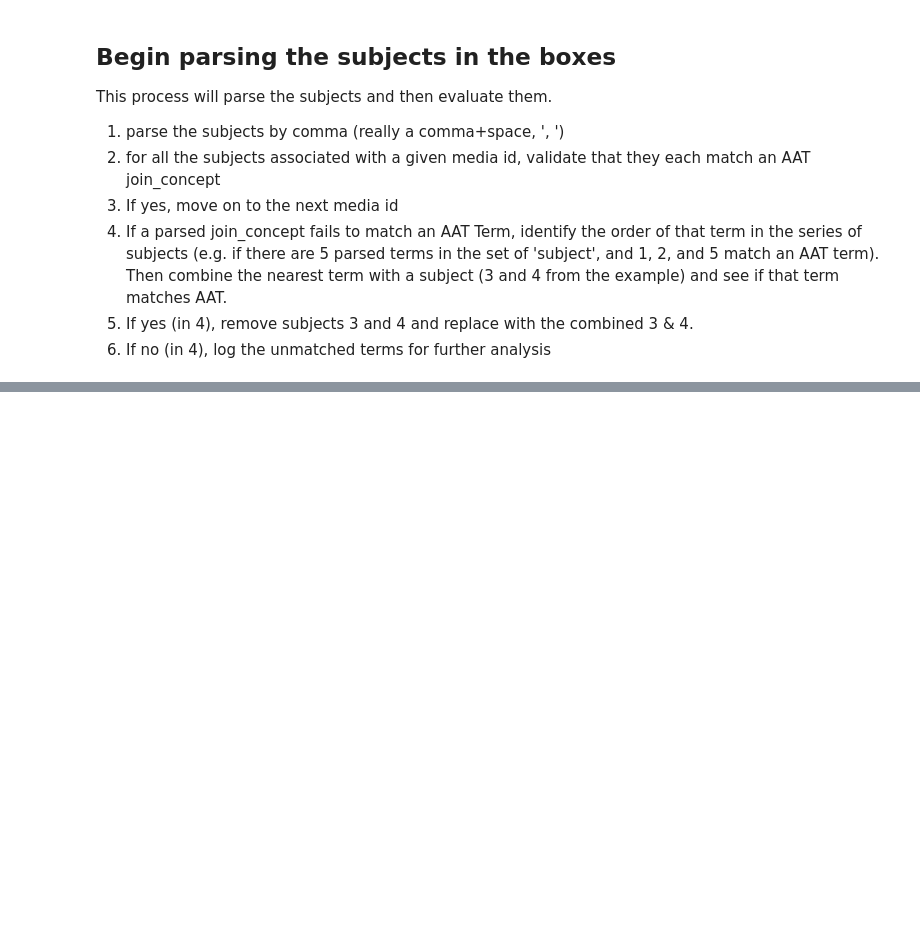
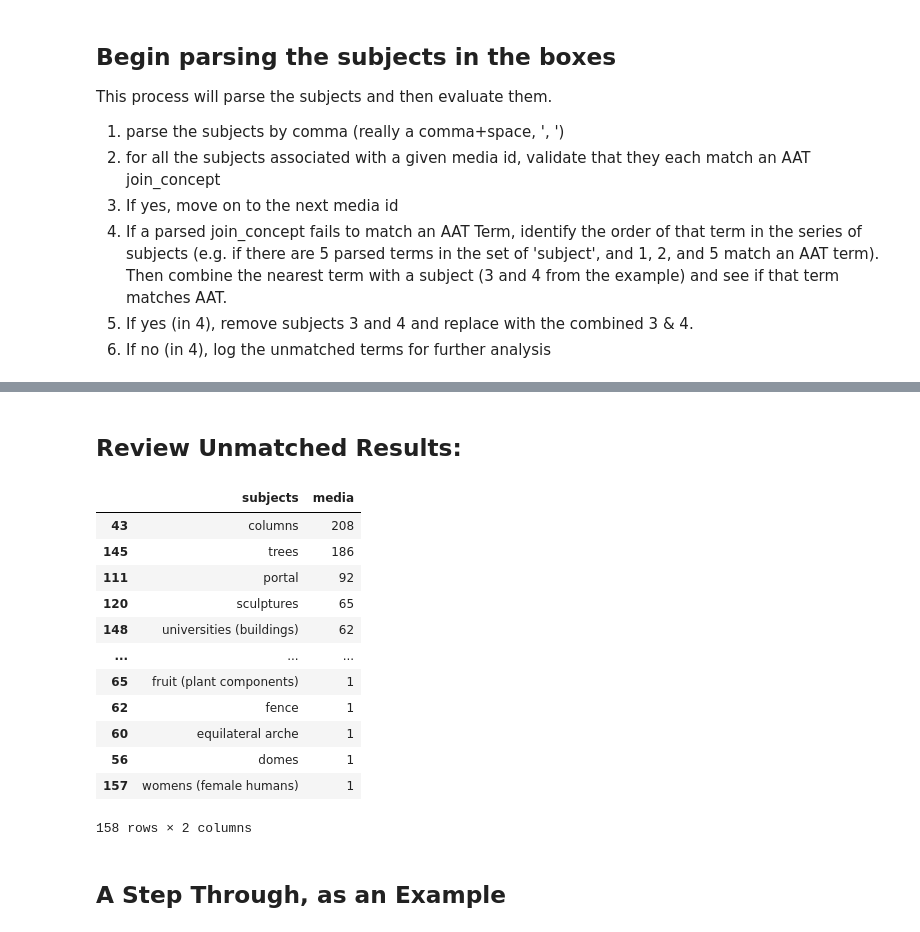
Before and after one commit to EthanDF/arquin, a Jupyter notebook: arquin_metadata_v2.ipynb, the cells around one changed output, grey strips where cells are left out. Cells and saved outputs as stored; diff of their text form; code cells hidden in the pictures; blank space fills up the shorter version.

Commit message:
v2 - runs all the way through

```diff
--- a/arquin_metadata_v2.ipynb
+++ b/arquin_metadata_v2.ipynb
@@ -17,7 +17,7 @@ terms_header_list = ["AACR2_FLAG", "DISPLAY_DATE", "DISPLAY_NAME", "DISPLAY_ORDE
 terms_dtype = {'TERM_ID': str, 'SUBJECT_ID' : str}
 lang_rels_header_list = ["LANGUAGE_CODE", "PREFERRED", "SUBJECT_ID", "TERM_ID", "QUALIFIER", "TERM_TYPE", "PART_OF_SPEECH", "LANG_STAT"]
 lang_rel_dtype = {'TERM_ID': str, 'SUBJECT_ID' : str, 'LANGUAGE_CODE': str}
-narrow_list = ['identifier', 'media', 'subject', 'title', 'subjects', 'SUBJECT_ID_x', 'TERM_ID', 'join_concept', 'BoxId', 'color_y']
+narrow_list = ['identifier', 'media', 'subject', 'title', 'subjects', 'SUBJECT_ID_x', 'TERM_ID', 'join_concept', 'BoxId', 'color']
 # %% [markdown]
 ## Functions
 # %%
@@ -216 +393,26 @@ This process will parse the subjects and then evaluate them.
+# %% [markdown]
+## Review Unmatched Results:
+# %%
+# read in the unmatched results
+post_df_meda_no_match = df[df['SUBJECT_ID_x'].isna()]
+# %%
+unmatched_concepts_by_color = post_df_meda_no_match.groupby(['subjects'])['media'].agg('count').reset_index()
+
+display(unmatched_concepts_by_color.sort_values('media', ascending=False))
+# %% [output]
+|  | subjects | media |
+| 43 | columns | 208 |
+| 145 | trees | 186 |
+| 111 | portal | 92 |
+| 120 | sculptures | 65 |
+| 148 | universities (buildings) | 62 |
+| ... | ... | ... |
+| 65 | fruit (plant components) | 1 |
+| 62 | fence | 1 |
+| 60 | equilateral arche | 1 |
+| 56 | domes | 1 |
+| 157 | womens (female humans) | 1 |
+158 rows × 2 columns
+# %% [markdown]
+## A Step Through, as an Example
 # %%
```
Also changed, not shown: parts of 52 cells of this notebook, 1 other file.
